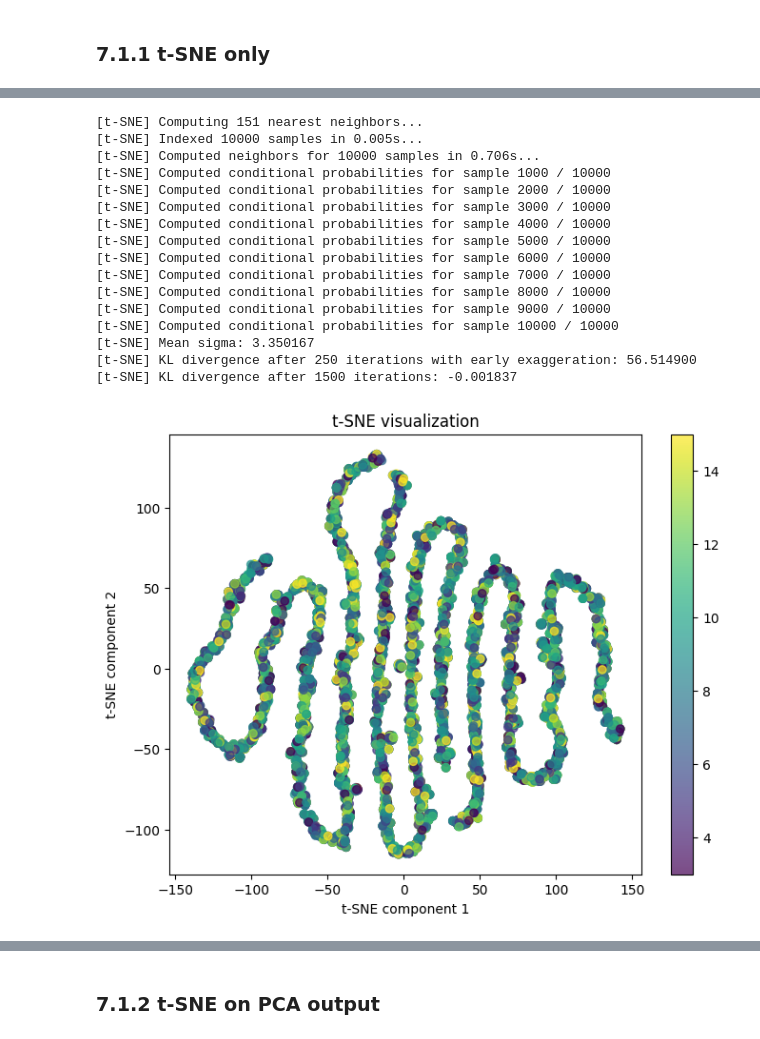
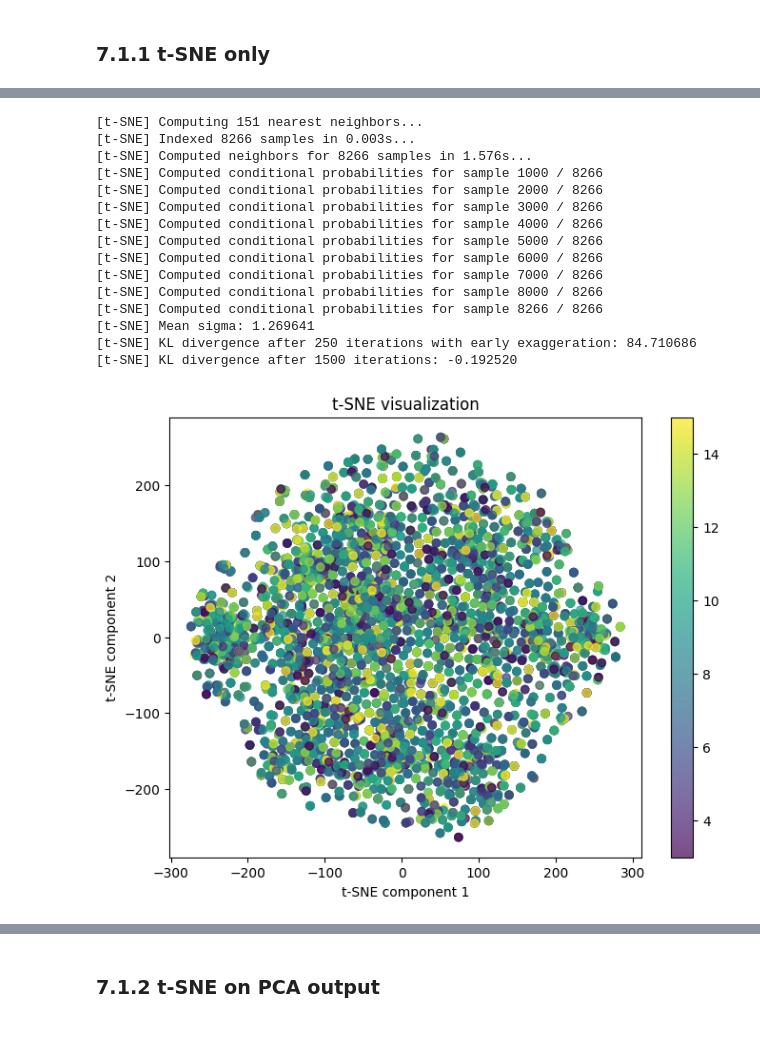
Before and after one commit to LaraN01/DrugData_AdverseEvents, a Jupyter notebook: Notebook_4_models.ipynb, the cells around one changed output, grey strips where cells are left out. Drawn from its saved outputs; the diff is of its cells as text; code cells hidden in the pictures.

```diff
--- a/Notebook_4_models.ipynb
+++ b/Notebook_4_models.ipynb
@@ -49,6 +47,7 @@ ModuleNotFoundError: No module named 'google.colab'
 # %%
-#dataset_path = '/content/drive/MyDrive/CAS_2023/final_dataset.csv'
-dataset_path = r"C:\Users\herzr\Desktop\Gitignore\final_dataset.csv"
+# dataset_path = '/content/drive/MyDrive/CAS_2023/final_dataset.csv'
+#dataset_path = r"C:\Users\herzr\Desktop\Gitignore\final_dataset.csv"
+dataset_path='datasets/final_dataset.csv'
 # %%
 data=pd.read_csv(dataset_path,index_col=0, dtype={
     'UNII Codes for Inactive Ingredients':'O',
@@ -76,11 +75,11 @@ Route of administration has as well fifferent options: 'PARENTERAL', 'TOPICAL',
 def drugs_dataset(data):
     # Select the product type subcategory and route of aministration subcategory as applicable
     data_human=data[data['Product Types']=='HUMAN PRESCRIPTION DRUG']
-    #data_human_parenteral=data_human[data_human['Routes of Administration']=='ORAL']
+    data_human_parenteral=data_human[data_human['Routes of Administration']=='ORAL']
 
     # For now removed also patientsex, we may add it again to see if it plays a role
     # Defined_stereo is always identical to stereo_centers, therefore one of the two was removed
-    result=data_human.drop(['Routes of Administration','Product Types','defined_stereo','patientsex'], axis=1)
+    result=data_human_parenteral.drop(['Routes of Administration','Product Types','defined_stereo','patientsex'], axis=1)
 
     return result
 # %%
@@ -443,22 +392,21 @@ sampled_X_train = X_train_preprocessed[indices]
 # # Run t-SNE in parallel with verbosity
 # results = Parallel(n_jobs=-1)(delayed(fit_tsne)(data, p, lr, ni) for data, p, lr, ni in params)
 # %%
-X_tsne=tsne.fit_transform(sampled_X_train)
+X_tsne=tsne.fit_transform(X_train_preprocessed)
 # %% [output]
 [t-SNE] Computing 151 nearest neighbors...
-[t-SNE] Indexed 10000 samples in 0.005s...
-[t-SNE] Computed neighbors for 10000 samples in 0.706s...
-[t-SNE] Computed conditional probabilities for sample 1000 / 10000
-[t-SNE] Computed conditional probabilities for sample 2000 / 10000
-[t-SNE] Computed conditional probabilities for sample 3000 / 10000
-[t-SNE] Computed conditional probabilities for sample 4000 / 10000
-[t-SNE] Computed conditional probabilities for sample 5000 / 10000
-[t-SNE] Computed conditional probabilities for sample 6000 / 10000
-[t-SNE] Computed conditional probabilities for sample 7000 / 10000
-[t-SNE] Computed conditional probabilities for sample 8000 / 10000
-[t-SNE] Computed conditional probabilities for sample 9000 / 10000
-[t-SNE] Computed conditional probabilities for sample 10000 / 10000
-[t-SNE] Mean sigma: 3.350167
-[t-SNE] KL divergence after 250 iterations with early exaggeration: 56.514900
-[t-SNE] KL divergence after 1500 iterations: -0.001837
+[t-SNE] Indexed 8266 samples in 0.003s...
+[t-SNE] Computed neighbors for 8266 samples in 1.576s...
+[t-SNE] Computed conditional probabilities for sample 1000 / 8266
+[t-SNE] Computed conditional probabilities for sample 2000 / 8266
+[t-SNE] Computed conditional probabilities for sample 3000 / 8266
+[t-SNE] Computed conditional probabilities for sample 4000 / 8266
+[t-SNE] Computed conditional probabilities for sample 5000 / 8266
+[t-SNE] Computed conditional probabilities for sample 6000 / 8266
+[t-SNE] Computed conditional probabilities for sample 7000 / 8266
+[t-SNE] Computed conditional probabilities for sample 8000 / 8266
+[t-SNE] Computed conditional probabilities for sample 8266 / 8266
+[t-SNE] Mean sigma: 1.269641
+[t-SNE] KL divergence after 250 iterations with early exaggeration: 84.710686
+[t-SNE] KL divergence after 1500 iterations: -0.192520
 # %%
@@ -466,12 +414,13 @@ sampled_y = y_train.iloc[indices] # Labels for the clusters (1-15 is our risk cl
 # %%
 t_SNE_only=plt.figure(figsize=(8, 6))
 t_SNE_only_ax = t_SNE_only.add_subplot(111)
-scatter_tsne = t_SNE_only_ax.scatter(X_tsne[:, 0], X_tsne[:, 1], c=sampled_y, cmap=plt.get_cmap('viridis'), alpha=0.7)
+scatter_tsne = t_SNE_only_ax.scatter(X_tsne[:, 0], X_tsne[:, 1], c=y_train, cmap=plt.get_cmap('viridis'), alpha=0.7)
 t_SNE_only.colorbar(scatter_tsne)
 t_SNE_only_ax.set_title('t-SNE visualization')
 t_SNE_only_ax.set_xlabel('t-SNE component 1')
 t_SNE_only_ax.set_ylabel('t-SNE component 2')
-t_SNE_only=plt.savefig('/content/drive/MyDrive/CAS_2023/drop_dupl_t_sne_only.png')
+#t_SNE_only=plt.savefig('/content/drive/MyDrive/CAS_2023/240608_t_sne_only.png')
+#t_SNE_only=plt.savefig('pictures/240610_t_sne_only.png')
 plt.show()
 # %% [output]
-[figure, old version]
+[figure, new version]
```
Also changed, not shown: parts of 96 cells of this notebook.
